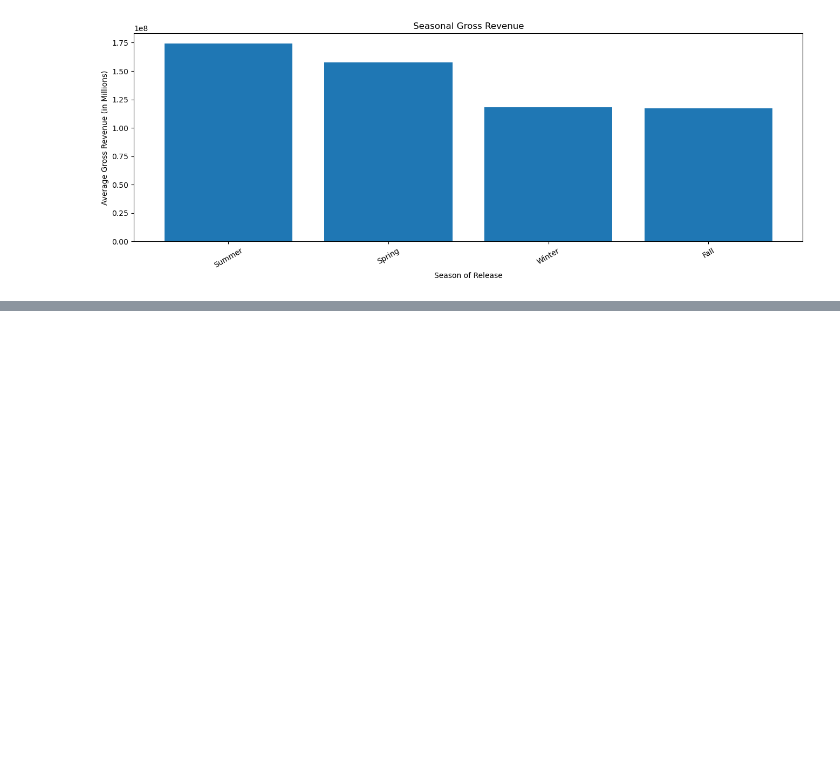
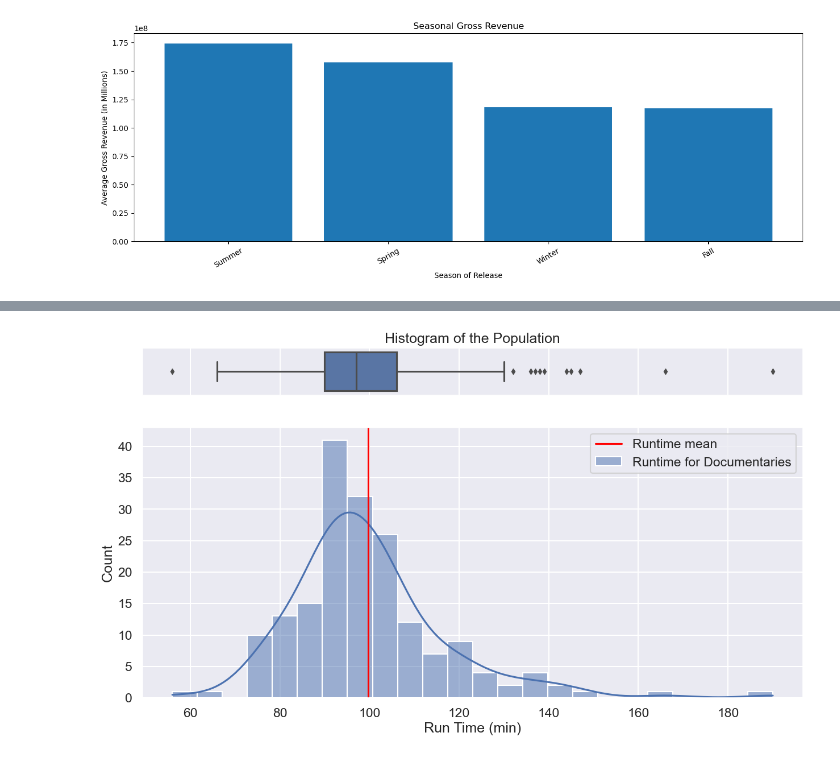
Before and after one commit to omunozsanchezdeloitte/Capstone---LPod-3, a Jupyter notebook: ProjectNotebook.ipynb, the cells around one changed output, grey strips where cells are left out. Saved outputs shown, nothing was run; the diff lists cells and outputs as text; code cells hidden in the pictures; blank space fills up the shorter version.

```diff
--- a/ProjectNotebook.ipynb
+++ b/ProjectNotebook.ipynb
@@ -256,0 +339,9 @@ To answer this question we need to:
+# %%
+condition_on_numvotes = movie_basics_ratings['numvotes'] > 3500
+movie_basics_ratings = movie_basics_ratings[condition_on_numvotes]
+
+condition_on_startyear = movie_basics_ratings['start_year'] >= 2012
+movie_basics_ratings = movie_basics_ratings[condition_on_startyear]
+
+movie_basics_ratings.reset_index(inplace=True)
+movie_basics_ratings
@@ -256,0 +536,4 @@ To answer this question we need to:
+# %%
+population = movie_basics_ratings[movie_basics_ratings['genres'].str.contains('Documentary')]
+
+print(population.describe())
@@ -256,0 +550,3 @@ To answer this question we need to:
+# %%
+population = population[(population['runtime_minutes']<200)]
+population.describe()
@@ -256,0 +563,15 @@ To answer this question we need to:
+# %%
+fig,(ax_box, ax_hist) = plt.subplots(2, figsize=(15,8), sharex=True, gridspec_kw={"height_ratios": (.15, .85)})
+
+sns.boxplot(population['runtime_minutes'], ax=ax_box)
+sns.histplot(population['runtime_minutes'], kde=True,label='Runtime for Documentaries',ax = ax_hist)
+
+ax_hist.set_xlabel('Run Time (min)')
+ax_box.set_xlabel('')
+
+ax_hist.axvline(99.65,c='red',label='Runtime mean')
+
+ax_box.set_title('Histogram of the Population')
+ax_hist.legend();
+# %% [output]
+[figure, added]
```
Also changed, not shown: parts of 33 cells of this notebook.
